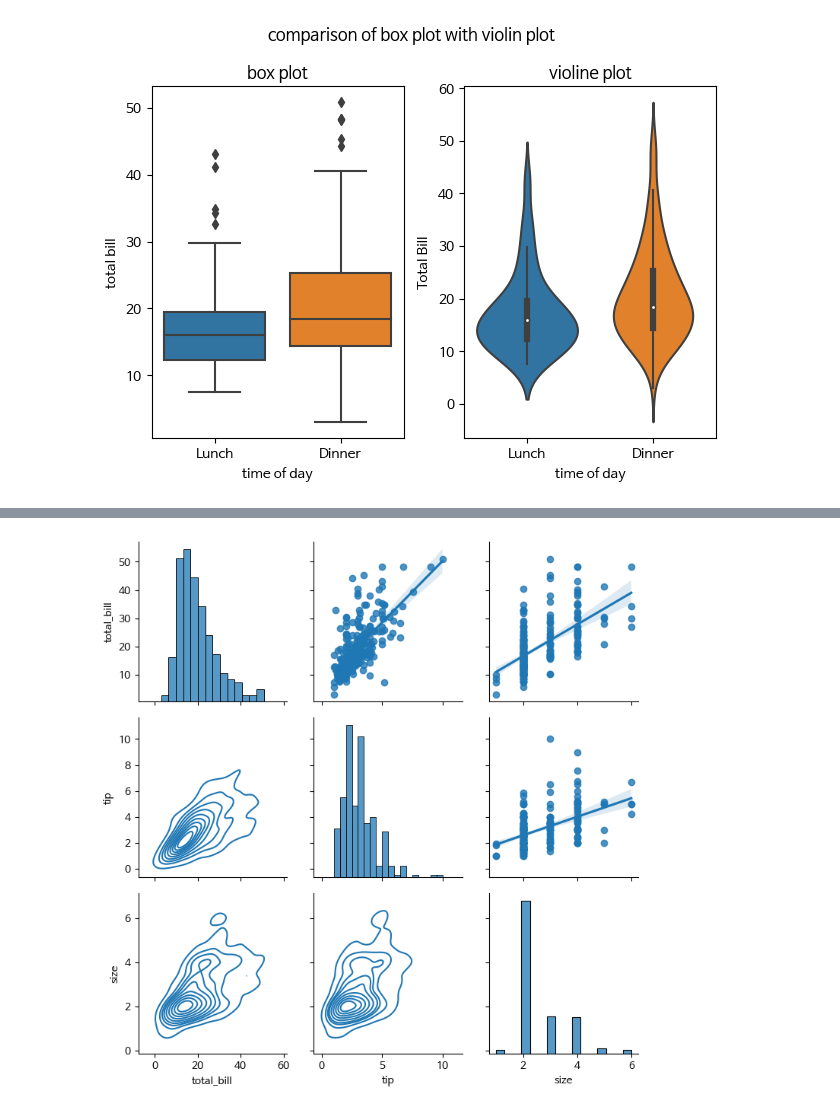
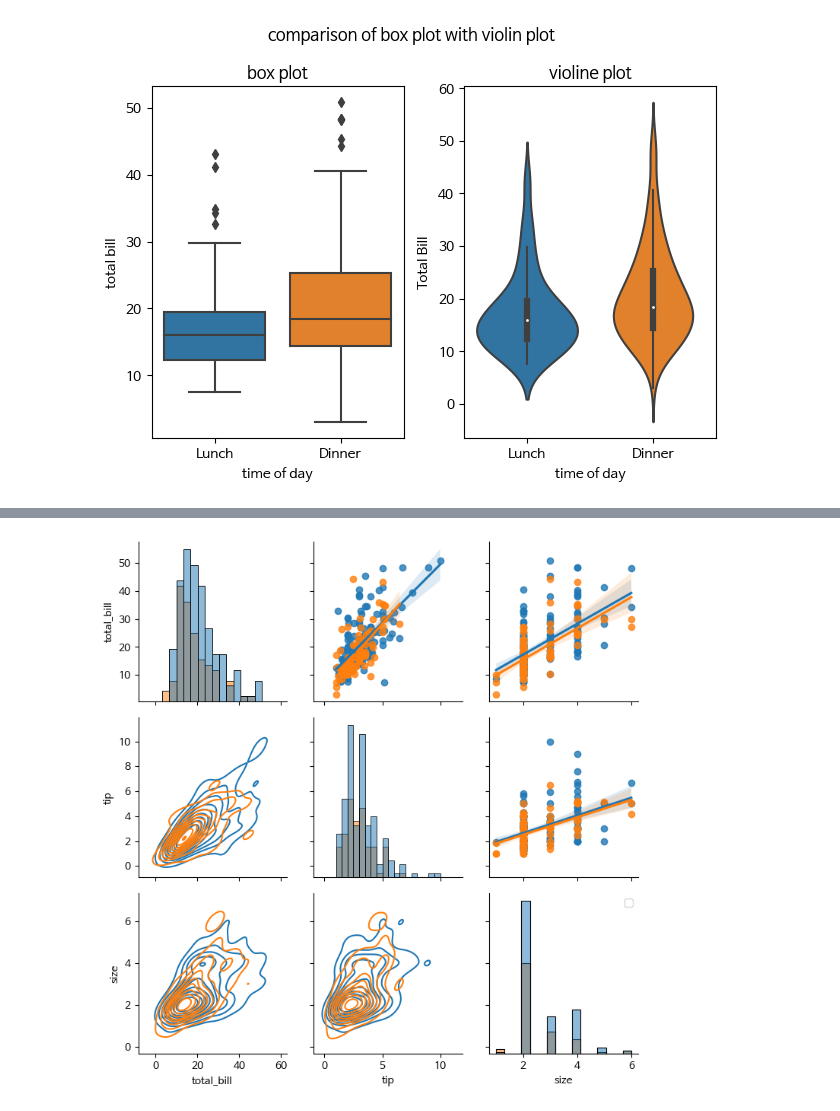
Before and after one commit to onleey/data_demo, a Jupyter notebook: 501_데이터시각화_그래프그리기.ipynb, the cells around one changed output, grey strips where cells are left out. Cells and saved outputs as stored; diff of their text form; code cells hidden in the pictures.

```diff
--- a/501_데이터시각화_그래프그리기.ipynb
+++ b/501_데이터시각화_그래프그리기.ipynb
@@ -238,12 +238,12 @@ plt.show()
 [figure]
 # %%
 #관계그래프 그리기
-pair_grid = sns.PairGrid(tips, diag_sharey=False)
+pair_grid = sns.PairGrid(tips, hue='sex', diag_sharey=False)
 
 pair_grid = pair_grid.map_upper(sns.regplot)
 pair_grid = pair_grid.map_lower(sns.kdeplot)
 pair_grid = pair_grid.map_diag(sns.histplot)
 
-
+plt.legend()  # 경고창뜸
 plt.show()
 # %% [output]
@@ -250 +251 @@ plt.show()
-[figure, old version]
+[figure, new version]
```
Also changed, not shown: parts of 2 cells of this notebook.
